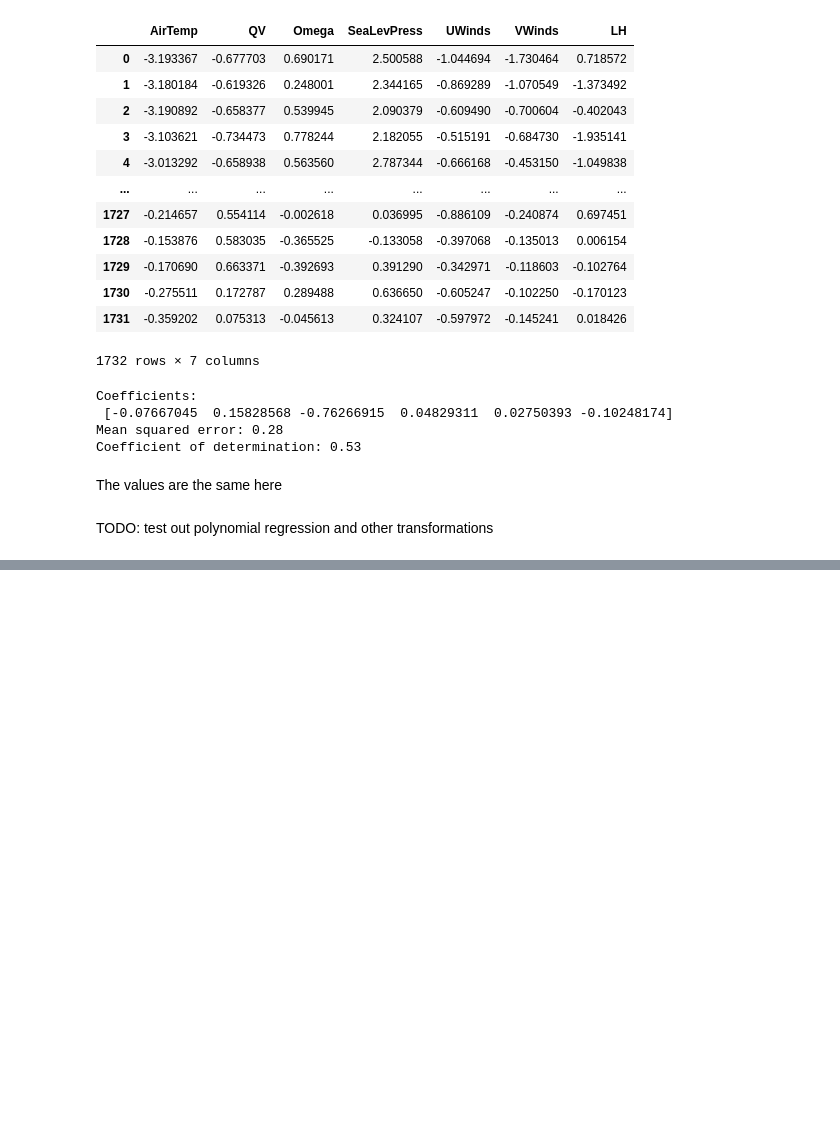
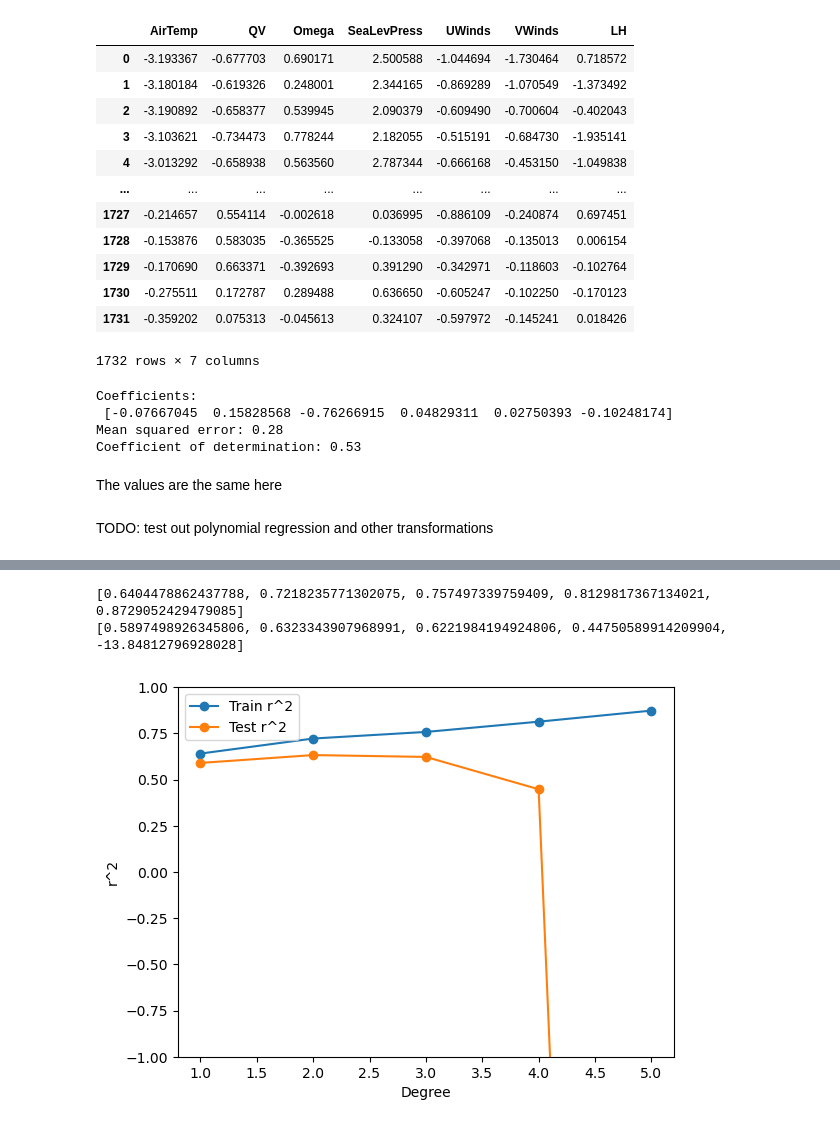
Before and after one commit to DanielRJohnson/EECS738-FP, a Jupyter notebook: LR_testing.ipynb, the cells around one changed output, grey strips where cells are left out. Saved outputs shown, nothing was run; the diff lists cells and outputs as text; code cells hidden in the pictures; blank space fills up the shorter version.

```diff
--- a/LR_testing.ipynb
+++ b/LR_testing.ipynb
@@ -205,0 +250,15 @@ TODO: test out polynomial regression and other transformations
+# %%
+# Plot the r^2s
+print(train_r2s)
+print(test_r2s)
+plt.plot(degrees, train_r2s, label="Train r^2", marker="o")
+plt.plot(degrees, test_r2s, label="Test r^2", marker="o")
+plt.ylim(-1, 1)
+plt.xlabel("Degree")
+plt.ylabel("r^2")
+plt.legend()
+plt.show()
+# %% [output]
+[0.6404478862437788, 0.7218235771302075, 0.757497339759409, 0.8129817367134021, 0.8729052429479085]
+[0.5897498926345806, 0.6323343907968991, 0.6221984194924806, 0.44750589914209904, -13.84812796928028]
+[figure, added]
```
Also changed, not shown: parts of 9 cells of this notebook.
